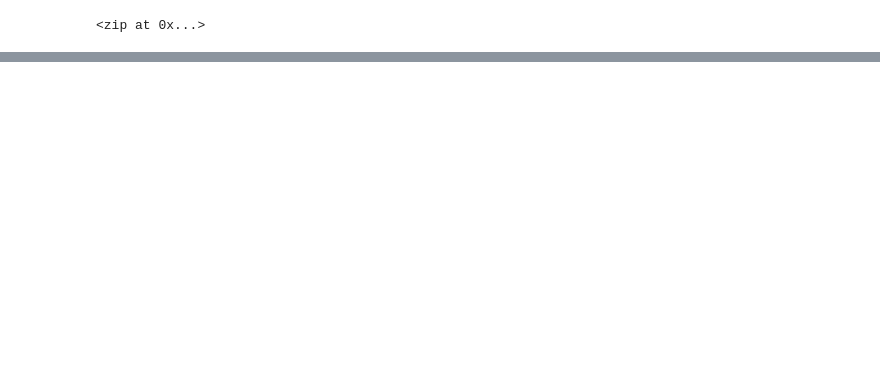
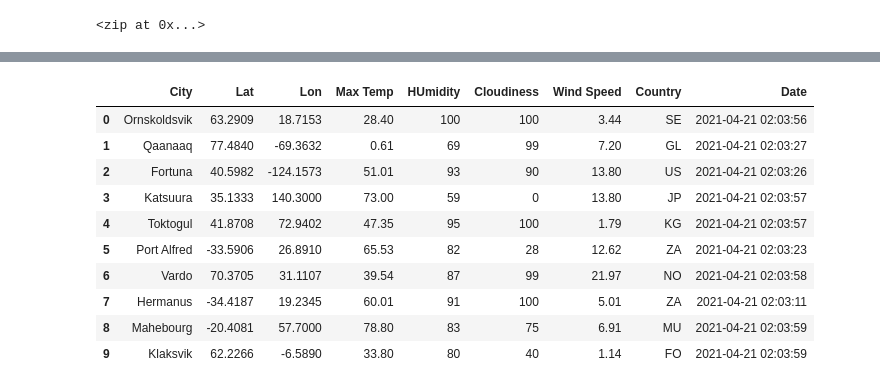
Before and after one commit to luzmariacabral/World_Weather_Analysis, a Jupyter notebook: WeatherPy.ipynb, the cells around one changed output, grey strips where cells are left out. Saved outputs shown, nothing was run; the diff lists cells and outputs as text; code cells hidden in the pictures; blank space fills up the shorter version.

Commit message:
making API calls, parsing, and collecting data

```diff
--- a/WeatherPy.ipynb
+++ b/WeatherPy.ipynb
@@ -33,0 +34,9 @@ len(cities)
+# %%
+# Import the requests library
+import requests
+
+# Import the API key.
+from config import weather_api_key
+
+# Starting URL for Weather Map API Call.
+url = "http://api.openweathermap.org/data/2.5/weather?units=Imperial&APPID=" + weather_api_key
@@ -33,0 +132,16 @@ len(cities)
+# %%
+# Convert the array of dictionaries to a Pandas DataFrame.
+city_data_df = pd.DataFrame(city_data)
+city_data_df.head(10)
+# %% [output]
+|  | City | Lat | Lon | Max Temp | HUmidity | Cloudiness | Wind Speed | Country | Date |
+| 0 | Ornskoldsvik | 63.2909 | 18.7153 | 28.40 | 100 | 100 | 3.44 | SE | 2021-04-21 02:03:56 |
+| 1 | Qaanaaq | 77.4840 | -69.3632 | 0.61 | 69 | 99 | 7.20 | GL | 2021-04-21 02:03:27 |
+| 2 | Fortuna | 40.5982 | -124.1573 | 51.01 | 93 | 90 | 13.80 | US | 2021-04-21 02:03:26 |
+| 3 | Katsuura | 35.1333 | 140.3000 | 73.00 | 59 | 0 | 13.80 | JP | 2021-04-21 02:03:57 |
+| 4 | Toktogul | 41.8708 | 72.9402 | 47.35 | 95 | 100 | 1.79 | KG | 2021-04-21 02:03:57 |
+| 5 | Port Alfred | -33.5906 | 26.8910 | 65.53 | 82 | 28 | 12.62 | ZA | 2021-04-21 02:03:23 |
+| 6 | Vardo | 70.3705 | 31.1107 | 39.54 | 87 | 99 | 21.97 | NO | 2021-04-21 02:03:58 |
+| 7 | Hermanus | -34.4187 | 19.2345 | 60.01 | 91 | 100 | 5.01 | ZA | 2021-04-21 02:03:11 |
+| 8 | Mahebourg | -20.4081 | 57.7000 | 78.80 | 83 | 75 | 6.91 | MU | 2021-04-21 02:03:59 |
+| 9 | Klaksvik | 62.2266 | -6.5890 | 33.80 | 80 | 40 | 1.14 | FO | 2021-04-21 02:03:59 |
```
Also changed, not shown: parts of 5 cells of this notebook.
